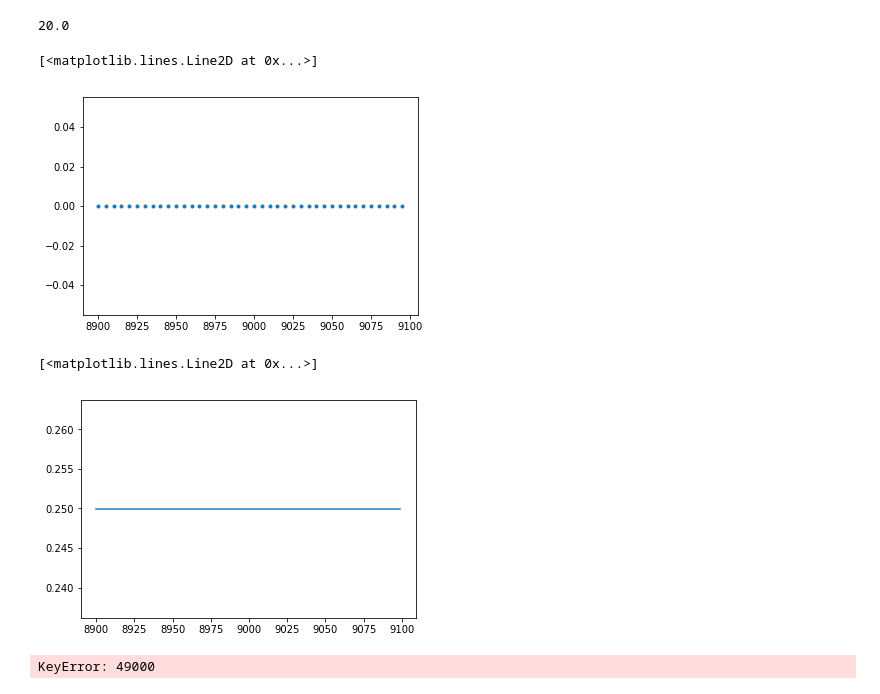
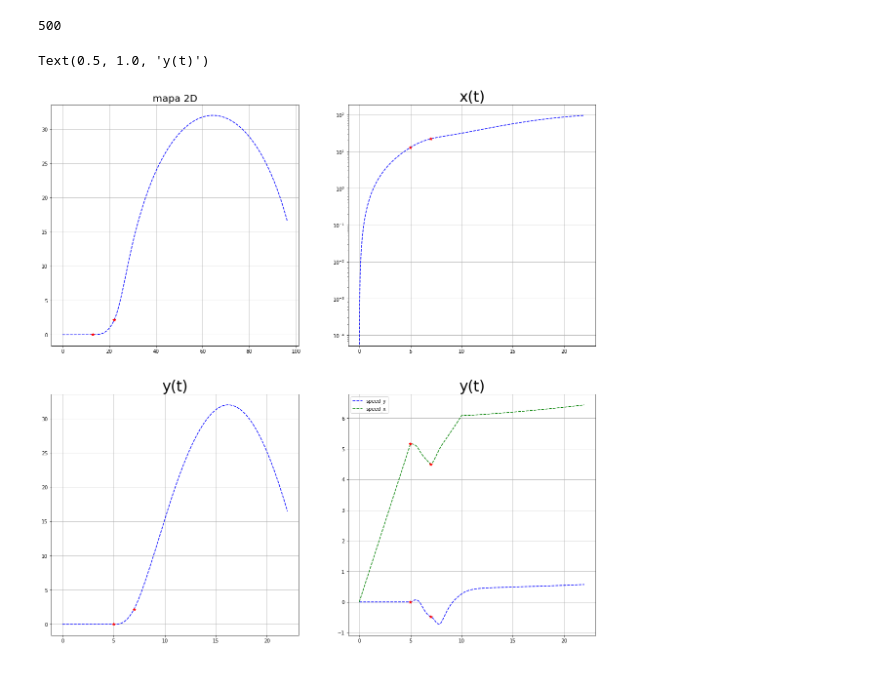
Before and after one commit to AvaRat/dynamic-model-car-simulator, a Jupyter notebook: simulator_visualization.ipynb, the cells around one changed output. Cells and saved outputs as stored; diff of their text form; code cells hidden in the pictures.

```diff
--- a/simulator_visualization.ipynb
+++ b/simulator_visualization.ipynb
@@ -54,26 +46,51 @@ plt.plot(data['steering_angle'][interest_a:interest_b][::n], '--r')
-# %%
-torque = data['torque']
-torque_n = sum(torque == np.max(torque))
-torque_change_time = data['t'][torque_n]
-torque_change_time
-#np.arctan2(data['lat_for_f'][40000], data['lat_for_r'][40000])
-# %% [output]
-20.0
-# %%
-slip_angle = data['slip_angle_f']
-plt.plot(slip_angle[interest_a:interest_b][::5], '.')
-# %% [output]
-[<matplotlib.lines.Line2D at 0x...>]
-[figure, removed]
-# %%
-plt.plot(np.sqrt(data['long_vel'][interest_a:interest_b]**2 + data['lat_vel'][interest_a:interest_b]**2))
-# %% [output]
-[<matplotlib.lines.Line2D at 0x...>]
-[figure, removed]
-# %%
-slip_angle[49000]
-# %% [output]
-KeyError: 49000
+# %%
+change_1 = int(angle_ch_t_1/dT)
+change_2 = int(angle_ch_t_2/dT)
+change_1
+# %% [output]
+500
+# %%
+plt.figure(figsize=(20,20))
+
+x = data['x']
+y = data['y']
+t = data['t']
+speed_x = data['long_vel']
+speed_y = data['lat_vel']
+
+# mapa 2d
+plt.subplot(221)
+plt.plot(x, y, '--b', x[change_1], y[change_1], '*r', x[change_2], y[change_2], '*r')
+plt.grid(True)
+plt.title('mapa 2D', fontsize=20)
+
+
+# x(t)
+plt.subplot(222)
+plt.plot(t, x, '--b', t[change_1], x[change_1], '*r', t[change_2], x[change_2], '*r')
+plt.grid(True)
+plt.title('x(t)', fontsize=30)
+plt.yscale('log')
+
+
+# y(t)
+plt.subplot(223)
+plt.plot(t, y, '--b', t[change_1], y[change_1], '*r', t[change_2], y[change_2], '*r')
+plt.grid(True)
+plt.title('y(t)', fontsize=30)
+
+# speed
+ax = plt.subplot(224)
+ax.plot(t, speed_y, '--b', label='speed_y')
+ax.plot(t[change_1], speed_y[change_1], '*r', t[change_2], speed_y[change_2], '*r')
+ax.plot(t, speed_x, '--g', label='speed_x',)
+ax.plot(t[change_1], speed_x[change_1], '*r', t[change_2], speed_x[change_2], '*r')
+ax.grid(True)
+ax.legend()
+plt.title('y(t)', fontsize=30)
+# %% [output]
+Text(0.5, 1.0, 'y(t)')
+[figure, added]
 # %%
 data_yaws = data['yaw_angle']
 data_x = data['x']
```
Also changed, not shown: parts of 18 cells of this notebook, 7 other files.
